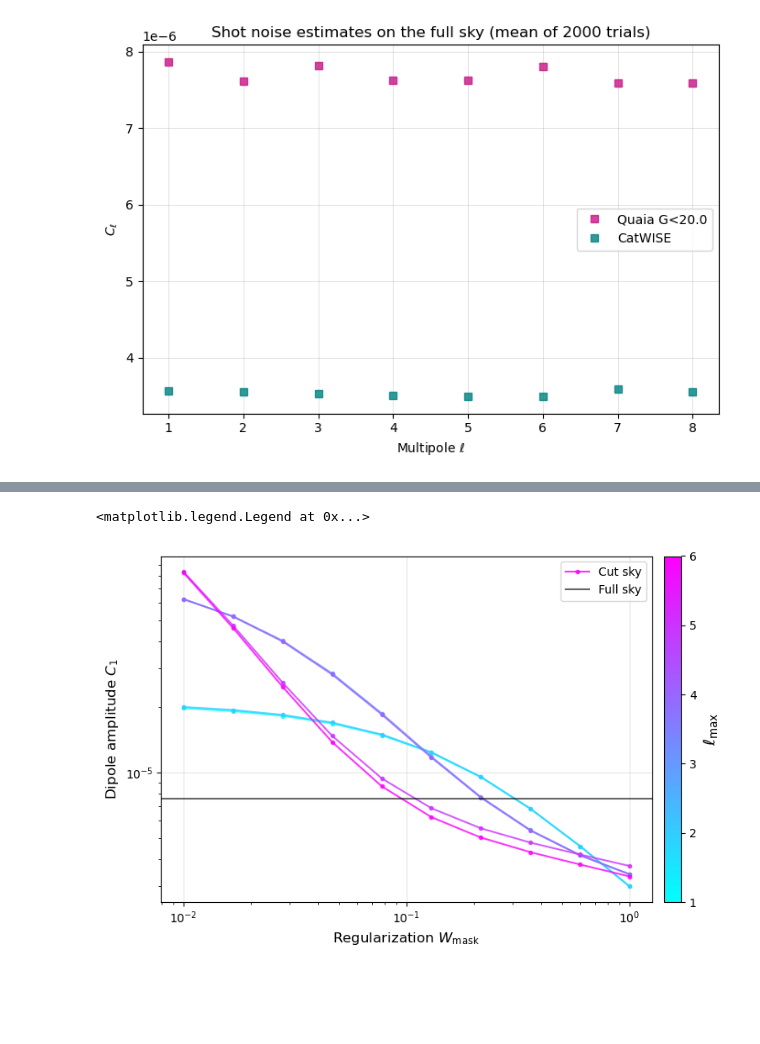
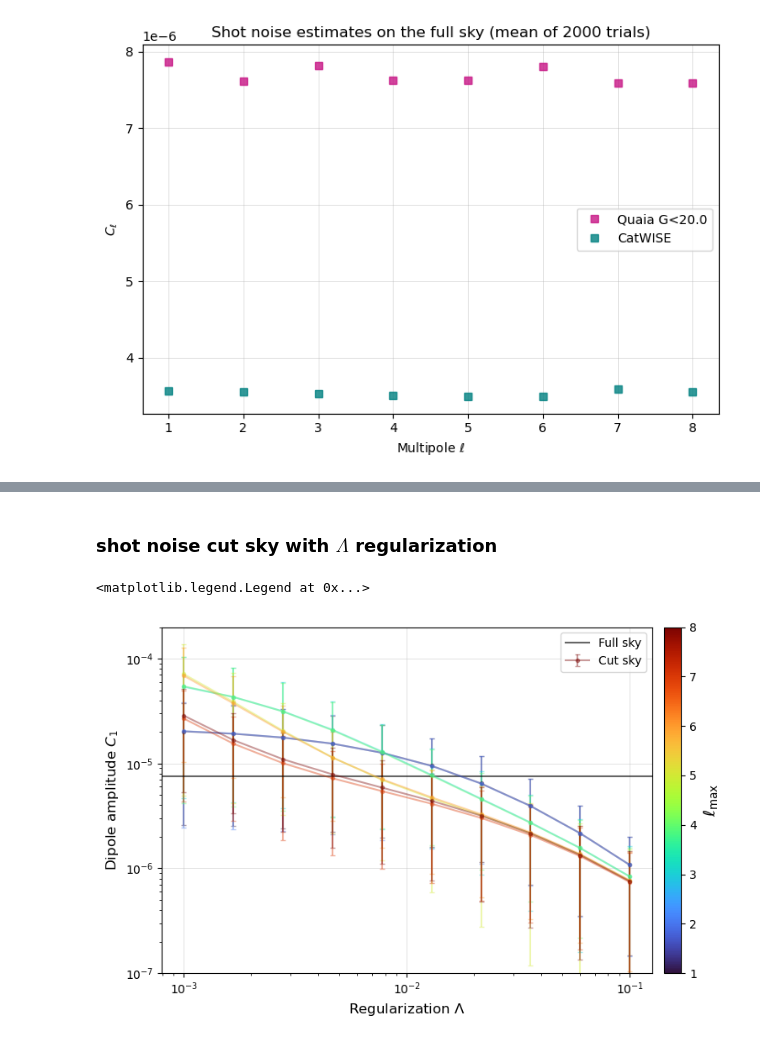
Before and after one commit to abbyw24/lss-dipoles, a Jupyter notebook: notebooks/2024-05-20_Cells_shot_noise.ipynb, the cells around one changed output, grey strips where cells are left out. Drawn from its saved outputs; the diff is of its cells as text; code cells hidden in the pictures; blank space fills up the shorter version.

```diff
--- a/notebooks/2024-05-20_Cells_shot_noise.ipynb
+++ b/notebooks/2024-05-20_Cells_shot_noise.ipynb
@@ -223,21 +198,47 @@ for i, max_ell in enumerate(max_ells):
-# %%
-# plot
-norm = mpl.colors.Normalize(vmin=min(max_ells), vmax=max(max_ells))
-smap = mpl.cm.ScalarMappable(norm=norm, cmap='cool')
-fig, ax = plt.subplots(figsize=(8,5), tight_layout=True)
-for i, max_ell in enumerate(max_ells):
-    Wmasks, C1s_cut = cutsky_res[i]
-    label = 'Cut sky' if i==max(max_ells)-1 else ''
-    ax.plot(Wmasks, C1s_cut, marker='.', c=smap.to_rgba(max_ell), alpha=0.8, label=label)
-    # ax.axhline(C1s_fullsky[i], c=smap.to_rgba(max_ell), alpha=0.6)
-ax.axhline(C1_fullsky_quaia, c='k', alpha=0.6, label='Full sky')
-ax.grid(alpha=0.5, lw=0.5)
-ax.loglog()
-ax.set_xlabel(r'Regularization $W_\mathrm{mask}$', fontsize=12)
-ax.set_ylabel(r'Dipole amplitude $C_1$', fontsize=12)
-cbar = fig.colorbar(smap, ax=ax, ticks=max_ells.astype(int), pad=.02)
-cbar.set_label(label=r'$\ell_\mathrm{max}$', fontsize=14)
-ax.legend()
-# %% [output]
-<matplotlib.legend.Legend at 0x...>
-[figure, removed]
+# %% [markdown]
+### shot noise cut sky with $\Lambda$ regularization
+# %%
+# Quaia
+max_ells = np.arange(1, 9).astype(int)
+ntrials = 500
+cutsky_res = []
+cutsky_res_fine = []
+Lambdas_closest = np.empty(len(max_ells))
+stds_closest = np.empty_like(Lambdas_closest)
+for i, max_ell in enumerate(max_ells):
+    res_cut = np.load(f'/scratch/aew492/quasars/noise_Cells/quaia/noise_Cells_cutsky_ellmax{max_ell}_{ntrials}trials_Lambda.npy',
+                      allow_pickle=True).item()
+    Lambdas, Cells_cut, stds = list(zip(*res_cut['Cells_cutsky']))
+    idx_sorted = np.array(Lambdas).argsort()
+    Lambdas, C1s_cut = np.array(Lambdas)[idx_sorted], np.array(Cells_cut)[idx_sorted][:,0] # to get C_1 only
+    stds = np.array(stds)[idx_sorted][:,0] # standard deviation of the trials
+    cutsky_res.append(np.array([Lambdas, C1s_cut, stds]))
+    # interpolate on a finer grid
+    Lambdas_fine = np.logspace(np.log10(min(Lambdas)), np.log10(max(Lambdas)), 101)
+    C1s_cut_fine = np.interp(Lambdas_fine, Lambdas, C1s_cut)
+    cutsky_res_fine.append(np.array([Lambdas_fine, C1s_cut_fine]))
+    # find closest Wmask in the interpolated list to the C_1 on the full sky
+    idx_closest = np.abs(C1s_cut_fine - C1_fullsky_quaia).argmin()
+    Lambdas_closest[i] = Lambdas_fine[idx_closest]
+# %%
+# plot
+norm = mpl.colors.Normalize(vmin=min(max_ells), vmax=max(max_ells))
+smap = mpl.cm.ScalarMappable(norm=norm, cmap='turbo')
+fig, ax = plt.subplots(figsize=(8,5), tight_layout=True)
+for i, max_ell in enumerate(max_ells):
+    Lambdas, C1s_cut, stds = cutsky_res[i]
+    label = 'Cut sky' if i==max(max_ells)-1 else ''
+    ax.errorbar(Lambdas, C1s_cut, yerr=stds, capsize=2, marker='.', c=smap.to_rgba(max_ell), alpha=0.4, label=label)
+    # ax.axhline(C1s_fullsky[i], c=smap.to_rgba(max_ell), alpha=0.6)
+ax.axhline(C1_fullsky_quaia, c='k', alpha=0.6, label='Full sky')
+ax.grid(alpha=0.5, lw=0.5)
+ax.loglog()
+ax.set_ylim(1e-7, 2e-4)
+ax.set_xlabel(r'Regularization $\Lambda$', fontsize=12)
+ax.set_ylabel(r'Dipole amplitude $C_1$', fontsize=12)
+cbar = fig.colorbar(smap, ax=ax, ticks=max_ells.astype(int), pad=.02)
+cbar.set_label(label=r'$\ell_\mathrm{max}$', fontsize=14)
+ax.legend()
+# %% [output]
+<matplotlib.legend.Legend at 0x...>
+[figure, added]
```
Also changed, not shown: parts of 5 cells of this notebook, 1 other file.
